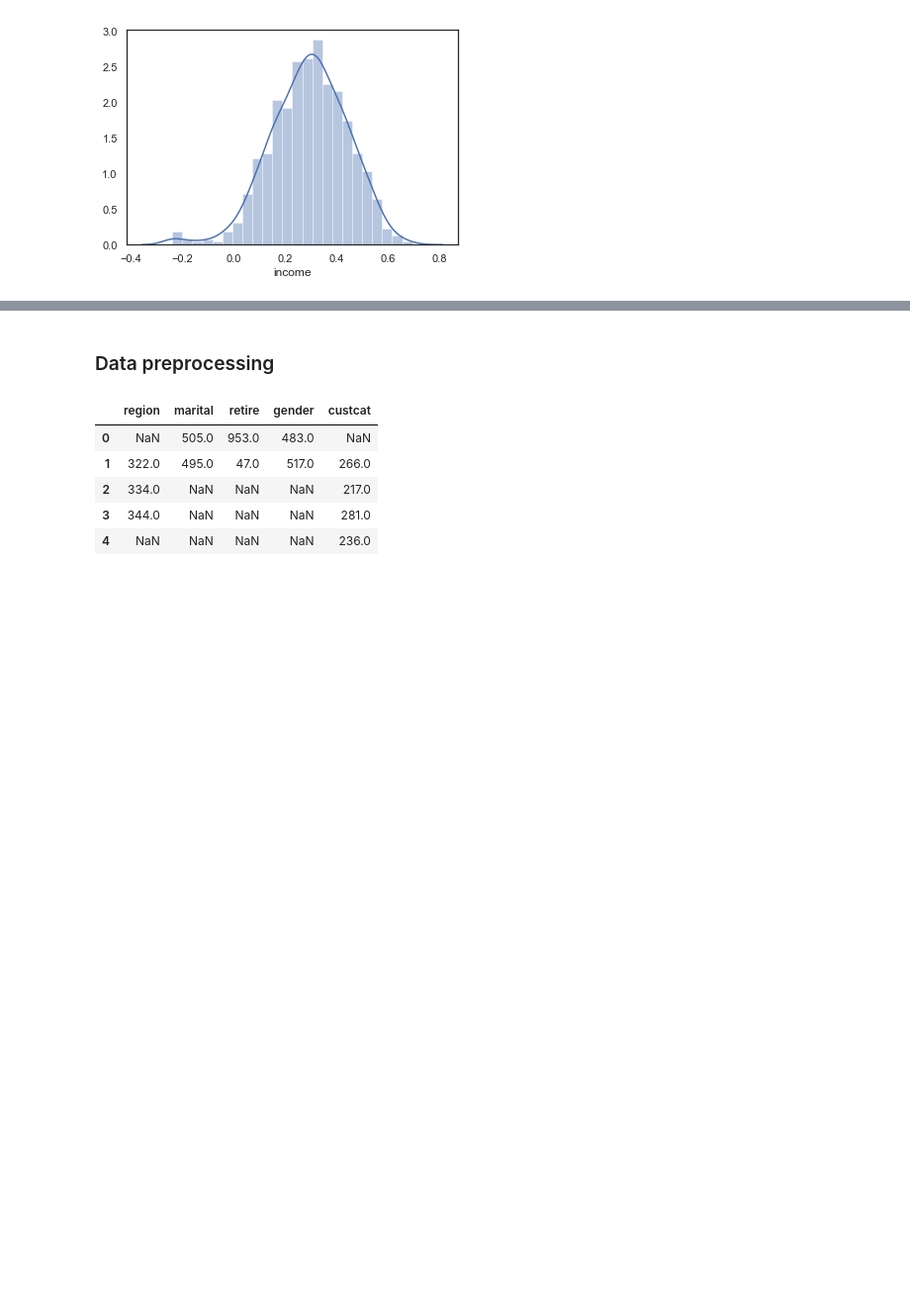
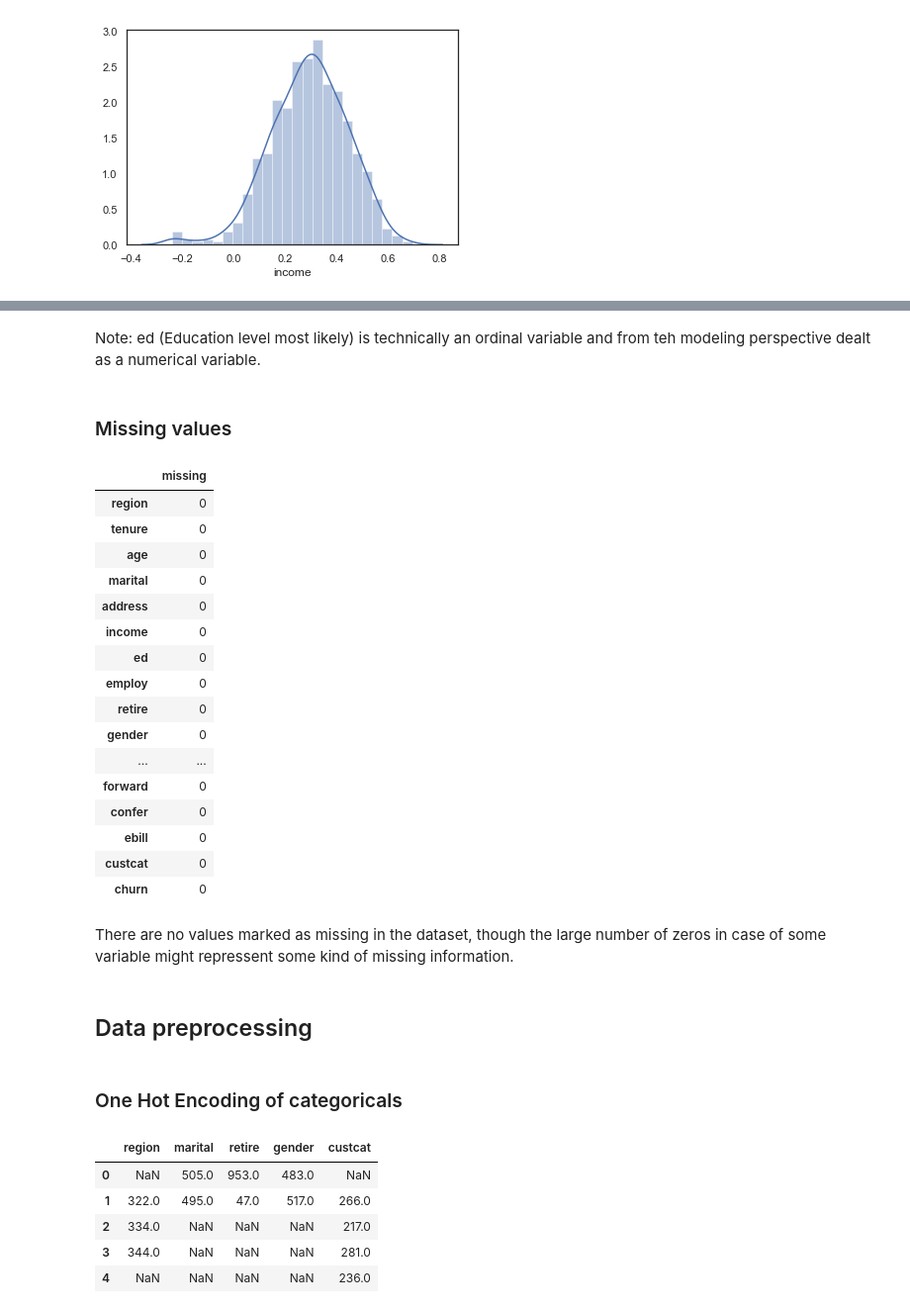
Before and after one commit to hollosy/telco_churn, a Jupyter notebook: Churn prediction.ipynb, the cells around one changed output, grey strips where cells are left out. Shown: that part at 99% size. Cells and saved outputs as stored; diff of their text form; code cells hidden in the pictures; blank space fills up the shorter version.

```diff
--- a/Churn prediction.ipynb
+++ b/Churn prediction.ipynb
@@ -146,5 +171,38 @@ sns.distplot(data['income']);
+# %% [markdown]
+Note: ed (Education level most likely) is technically an ordinal variable and from teh modeling perspective dealt as a numerical
+variable.
+# %% [markdown]
+### Missing values
+# %%
+# Count NaNs in every column
+missing = (len(data) - data.count()).to_frame()
+missing.columns = ['missing']
+missing
+# %% [output]
+|  | missing |
+| region | 0 |
+| tenure | 0 |
+| age | 0 |
+| marital | 0 |
+| address | 0 |
+| income | 0 |
+| ed | 0 |
+| employ | 0 |
+| retire | 0 |
+| gender | 0 |
+| ... | ... |
+| forward | 0 |
+| confer | 0 |
+| ebill | 0 |
+| custcat | 0 |
+| churn | 0 |
+# %% [markdown]
+There are no values marked as missing in the dataset, though the large number of zeros in case of some variable might repressent
+some kind of missing information.
 # %% [markdown]
-### Data preprocessing
+## Data preprocessing
+# %% [markdown]
+### One Hot Encoding of categoricals
 # %%
 # check the values of the variables which are nominal according to the data description
 data[['region', 'marital', 'retire', 'gender', 'custcat']].apply(pd.Series.value_counts)
```
Also changed, not shown: parts of 18 cells of this notebook.
